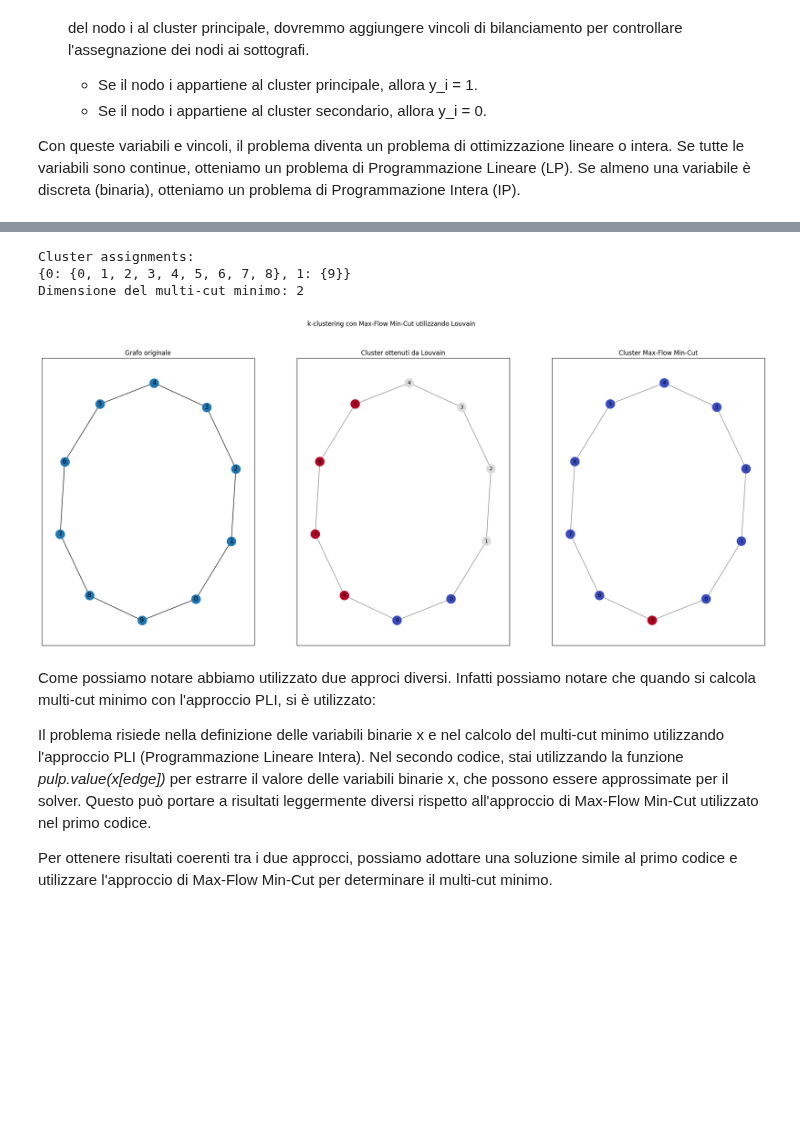
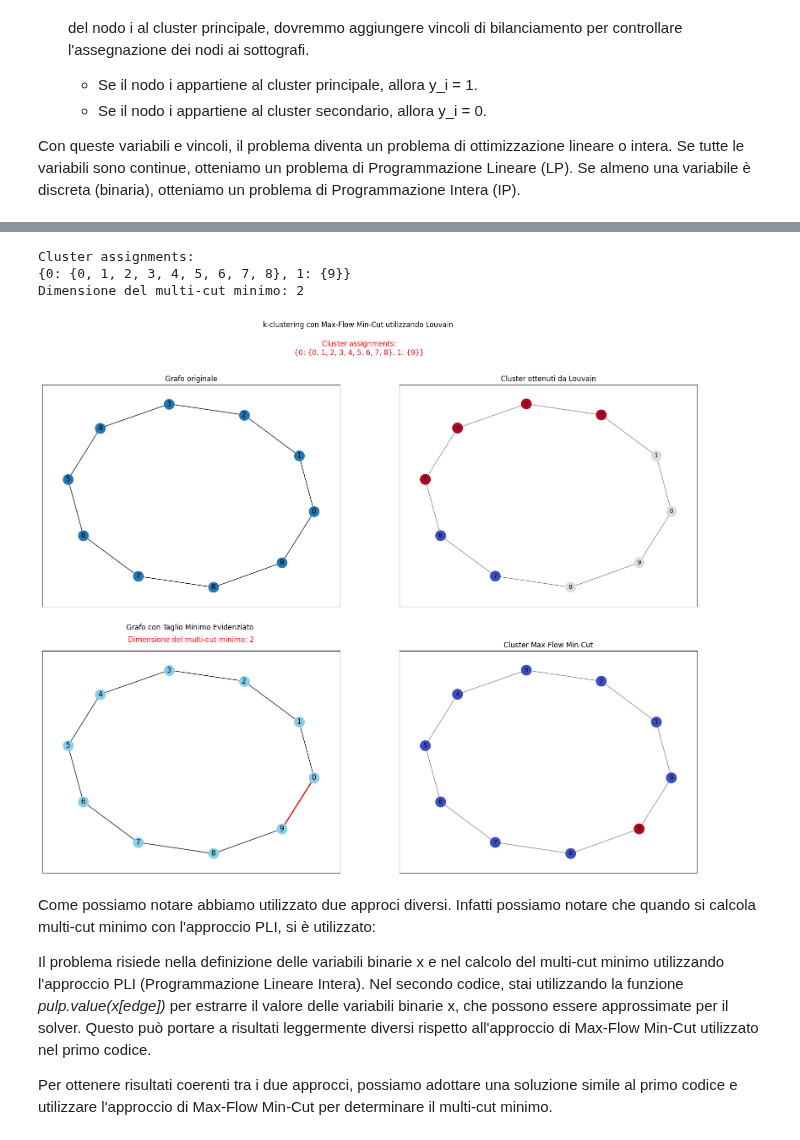
Before and after one commit to ele10-code/k-clustering, a Jupyter notebook: k-clustering.ipynb, the cells around one changed output, grey strips where cells are left out. Drawn from its saved outputs; the diff is of its cells as text; code cells hidden in the pictures; blank space fills up the shorter version.

```diff
--- a/k-clustering.ipynb
+++ b/k-clustering.ipynb
@@ -393,43 +393,57 @@ print("Dimensione del multi-cut minimo:", cut_value)
 
 # Per visualizzare i cluster
 pos = nx.spring_layout(G)  # Layout per posizionare i nodi
-plt.figure(figsize=(25, 10))  # Dimensione della figura
-plt.suptitle("k-clustering con Max-Flow Min-Cut utilizzando Louvain")
+plt.figure(figsize=(20, 15))  # Dimensione della figura
+plt.suptitle("k-clustering con Max-Flow Min-Cut utilizzando Louvain \n \n")
+# Aggiungi il testo con i risultati di "Cluster assignments" sopra la figura
+# Testo sopra la figura
+plt.figtext(0.5, 0.95, f"Cluster assignments:\n{partition_dict}", ha='center', va='top', fontsize=12, color='red')
+#plt.text(0.95, 0.95, f"Cluster assignments:\n{partition_dict}", ha='center', va='top', transform=plt.gca().transAxes, fontsize=12, color='red')
 
 # Prima visualizzazione: Grafo originale con etichette dei nodi
-plt.subplot(1, 3, 1)
+plt.subplot(2, 2, 1)
 plt.axis("on")
 nx.draw_networkx(G, pos, with_labels=True)
 plt.title("Grafo originale")
 
 # Seconda visualizzazione: Cluster ottenuti da Louvain
-plt.subplot(1, 3, 2)
+plt.subplot(2, 2, 2)
 plt.axis("on")
 # Coloriamo i nodi in base all'etichetta del cluster
 nx.draw_networkx_nodes(G, pos, node_size=300, cmap=plt.get_cmap("coolwarm"), node_color=list(partition.values()))
 nx.draw_networkx_edges(G, pos, alpha=0.5)
 # Aggiungi le label dei nodi originali (etichette dei nodi iniziali)
 node_labels = {node: str(node) for node in G.nodes()}
 nx.draw_networkx_labels(G, pos, labels=node_labels, font_size=10, font_color='black')
 plt.title("Cluster ottenuti da Louvain")
 
-# Terza visualizzazione: Cluster ottenuti da Max-Flow Min-Cut
-plt.subplot(1, 3, 3)
+# Terza visualizzazione: Grafo originale con il taglio minimo evidenziato
+plt.subplot(2, 2, 3)
+plt.axis("on")
+plt.title("Grafo con Taglio Minimo Evidenziato \n \n")
+nx.draw_networkx(G, pos, with_labels=True, node_size=300, node_color='skyblue')
+nx.draw_networkx_edges(G, pos, edgelist=[(source_node, target_node)], edge_color='red', width=2)
+# Aggiungi l'etichetta per il taglio minimo
+plt.text(0.5, 1.05, f"Dimensione del multi-cut minimo: {cut_value}", ha='center', va='center', transform=plt.gca().transAxes, fontsize=12, color='red')
+
+
+# Quarta visualizzazione: Cluster ottenuti da Max-Flow Min-Cut
+plt.subplot(2, 2, 4)
 plt.axis("on")
 # Coloriamo i nodi in base alla partizione ottenuta
 nx.draw_networkx_nodes(G, pos, node_size=300, cmap=plt.get_cmap("coolwarm"), node_color=list(color_map.values()))
 nx.draw_networkx_edges(G, pos, alpha=0.5)
 # Aggiungi le label dei nodi originali (etichette dei nodi iniziali)
 node_labels = {node: str(node) for node in G.nodes()}
 nx.draw_networkx_labels(G, pos, labels=node_labels, font_size=10, font_color='black')
 plt.title("Cluster Max-Flow Min-Cut")
 
 plt.show()
 # %% [output]
 Cluster assignments:
 {0: {0, 1, 2, 3, 4, 5, 6, 7, 8}, 1: {9}}
 Dimensione del multi-cut minimo: 2
-[figure, old version]
+[figure, new version]
 # %% [markdown]
 Come possiamo notare abbiamo utilizzato due approci diversi.
 Infatti possiamo notare che quando si calcola multi-cut minimo con l'approccio PLI, si è utilizzato:
```
Also changed, not shown: parts of 5 cells of this notebook, 1 other file.
